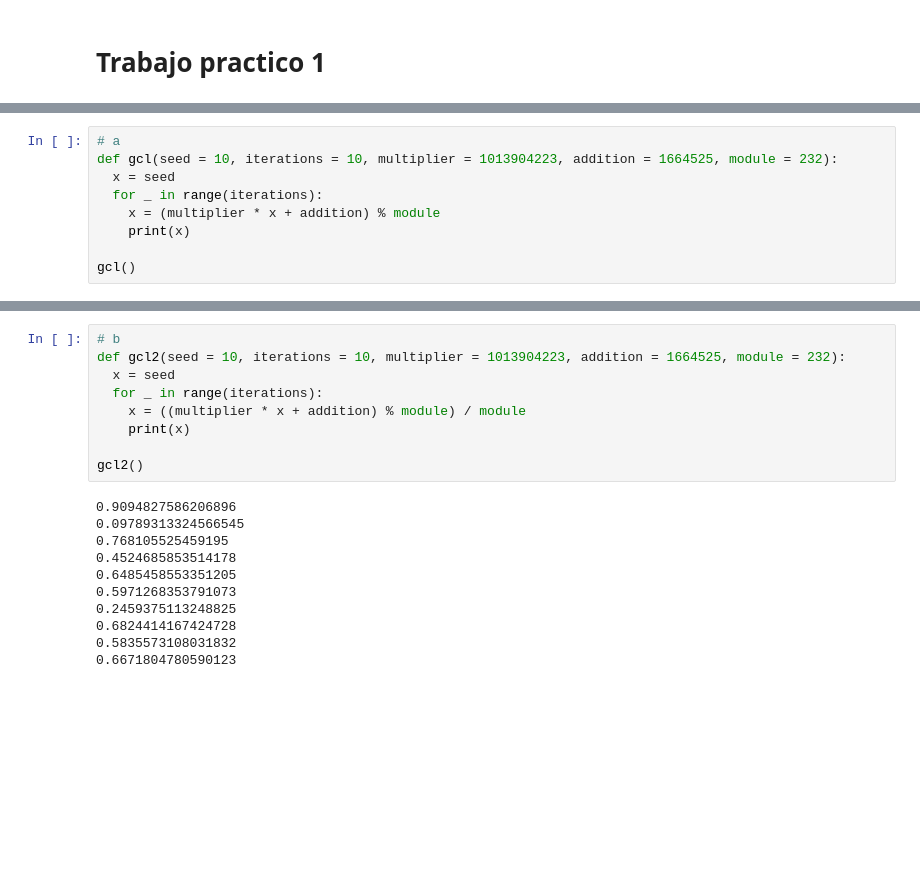
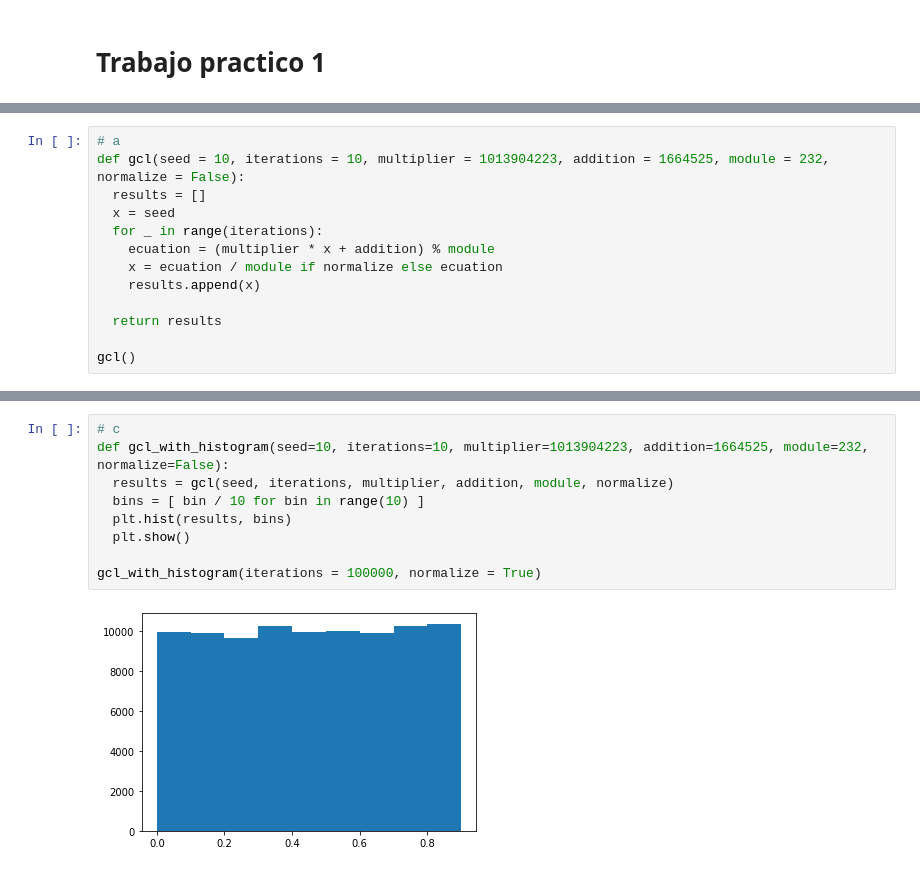
Before and after one commit to BlancoSebastianEzequiel/7526-TP1, a Jupyter notebook: Informe TP1 - 7526.ipynb, the cells around one changed output, grey strips where cells are left out. Saved outputs shown, nothing was run; the diff lists cells and outputs as text; blank space fills up the shorter version.

```diff
--- a/Informe TP1 - 7526.ipynb
+++ b/Informe TP1 - 7526.ipynb
@@ -11,10 +16,14 @@ c) Realizar un histograma mostrando 100.000 valores generados en el punto b.
 # %%
 # a
-def gcl(seed = 10, iterations = 10, multiplier = 1013904223, addition = 1664525, module = 232):
+def gcl(seed = 10, iterations = 10, multiplier = 1013904223, addition = 1664525, module = 232, normalize = False):
+  results = []
   x = seed
   for _ in range(iterations):
-    x = (multiplier * x + addition) % module
-    print(x)
+    ecuation = (multiplier * x + addition) % module
+    x = ecuation / module if normalize else ecuation
+    results.append(x)
+
+  return results
 
 gcl()
 # %% [output]
@@ -31,20 +45,11 @@ gcl()
 # %%
-# b
-def gcl2(seed = 10, iterations = 10, multiplier = 1013904223, addition = 1664525, module = 232):
-  x = seed
-  for _ in range(iterations):
-    x = ((multiplier * x + addition) % module) / module
-    print(x)
+# c
+def gcl_with_histogram(seed=10, iterations=10, multiplier=1013904223, addition=1664525, module=232, normalize=False):
+  results = gcl(seed, iterations, multiplier, addition, module, normalize)
+  bins = [ bin / 10 for bin in range(10) ]
+  plt.hist(results, bins)
+  plt.show()
 
-gcl2()
+gcl_with_histogram(iterations = 100000, normalize = True)
 # %% [output]
-0.9094827586206896
-0.09789313324566545
-0.768105525459195
-0.4524685853514178
-0.6485458553351205
-0.5971268353791073
-0.2459375113248825
-0.6824414167424728
-0.5835573108031832
-0.6671804780590123
+[figure, added]
```
Also changed, not shown: parts of 13 cells of this notebook, 4 other files.
